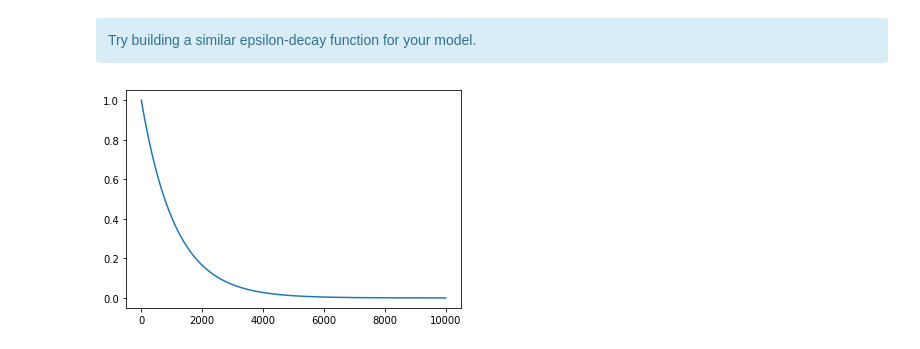
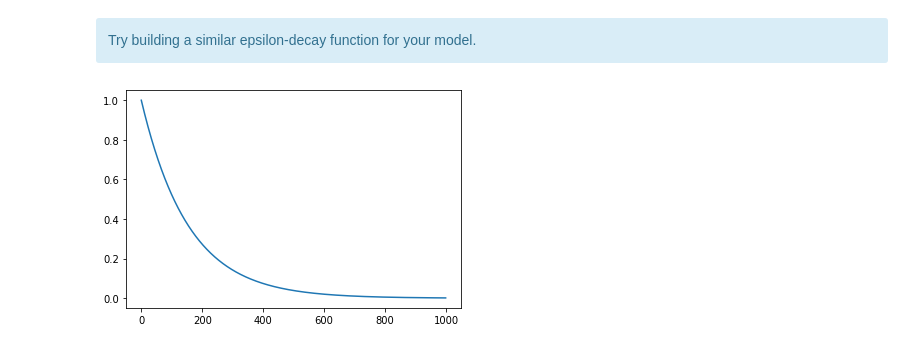
Before and after one commit to adi007me/deep-reinforcement-learning, a Jupyter notebook: DQN_Agent_Arch1.ipynb, the cells around one changed output. Saved outputs shown, nothing was run; the diff lists cells and outputs as text; code cells hidden in the pictures.

```diff
--- a/DQN_Agent_Arch1.ipynb
+++ b/DQN_Agent_Arch1.ipynb
@@ -29,7 +33,7 @@ Time_matrix = np.load("TM.npy")
 # %%
 # Debug print flag
 
-DEBUG = True
+DEBUG = False
 # %% [markdown]
 #### Tracking the state-action pairs for checking convergence
 # %%
@@ -112,7 +116,7 @@ class DQNAgent:
         self.discount_factor = 0.99
         self.learning_rate = 0.001
         self.epsilon_max = 1.0
-        self.epsilon_decay = 0.0009 #0.999
+        self.epsilon_decay = 0.00065 #0.999
         self.epsilon_min = 0
 
         self.batch_size = 32
@@ -201,17 +205,16 @@ class DQNAgent:
                 # if done[i]:
                 #     target[i][actions[i]] = rewards[i]
                 # else: # non-terminal state
-                action_idx = np.where(action_space == actions[i])
+                action_idx = action_space.index(actions[i])
                 target[i][action_idx] = rewards[i] + self.discount_factor * np.max(target_qval[i])
 
             # 4. Fit your model and track the loss values
             self.model.fit(update_input, target, batch_size=self.batch_size, epochs=1, verbose=0)
 
-
     def save(self, name):
         self.model.save(name)
 # %%
-Episodes = 1
+Episodes = 1000
 
 env = CabDriver()
 action_space, state_space, state = env.reset()
@@ -223,6 +226,15 @@ agent = DQNAgent(state_size, action_size, action_space)
 States_track = collections.defaultdict(dict)
 initialise_tracking_states()
 
+# create folder with current time stamp
+DIR_NAME = os.path.join(
+        os.getcwd(),
+        'model-' + datetime.now().strftime('%Y-%m-%d_%H-%M-%S'))
+os.makedirs(DIR_NAME)
+
+agent.epsilon_decay = 65.0/(Episodes * 10)
+print(agent.epsilon_decay)
+
 scores = []
 
 start_time = time.time()
@@ -252,12 +274,12 @@ for episode in range(Episodes):
 
         action_start_time = time.time()
         action = agent.get_action(state, episode)
-        print("Action time:",  time.time() -  action_start_time)
+        DEBUG and print("Action time:",  time.time() -  action_start_time)
 
         # 2. Evaluate your reward and next state
         step_start_time = time.time()
         next_state, reward = env.step(state, action, Time_matrix)
-        print("Step time:",  time.time() -  step_start_time)
+        DEBUG and print("Step time:",  time.time() -  step_start_time)
 
         # 3. Append the experience to the memory
         agent.append_sample(state, action, reward, next_state)
@@ -265,7 +287,7 @@ for episode in range(Episodes):
         # 4. Train the model by calling function agent.train_model
         train_start_time = time.time()
         agent.train_model()
-        print("Train time:",  time.time() -  train_start_time)
+        DEBUG and print("Train time:",  time.time() -  train_start_time)
 
         # 5. Keep a track of rewards, Q-values, loss
         score += reward
@@ -275,16 +297,19 @@ for episode in range(Episodes):
         if next_state[2] != state[2]:
             day = day + 1
 
-#         DEBUG and print(f'state: {state}, action: {action}, next_state: {next_state}, reward: {reward}, day: {day}')
+        DEBUG and print(f'state: {state}, action: {action}, next_state: {next_state}, reward: {reward}, day: {day}')
 
         if day > 30:
             terminal_state = True
+
+        if (episode % 1000 == 0):
+            agent.save(DIR_NAME + '\\' + str(episode) + '.h5')
 
         state = next_state
 
     print(f'Score {episode}: {score}')
 
-        # for tracking
+    # for tracking
 
     tracking_start_time = time.time()
     state_enc = env.state_encod_arch1(initial_state)
@@ -297,7 +322,7 @@ for episode in range(Episodes):
         action_string = to_string(env.action_space[index])
         save_tracking_states(state_string, action_string, q_values[index])
 
-    print("Tracking time:",  time.time() -  tracking_start_time)
+    DEBUG and print("Tracking time:",  time.time() -  tracking_start_time)
 
 
 elapsed_time = time.time() - start_time
@@ -333,13 +378,13 @@ print(scores)
 Try building a similar epsilon-decay function for your model.
 </div>
 # %%
-time = np.arange(0,10000)
+# time_arr = np.arange(0,1000)
 epsilon = []
-for i in range(0,10000):
-    # epsilon.append(0 + (1 - 0) * np.exp(-0.0009*i))
+for i in range(0,Episodes):
+#     epsilon.append(0 + (1 - 0) * np.exp(-0.0065*i))
     epsilon.append(agent.get_epsilon(i))
+
+plt.plot(np.arange(0,Episodes), epsilon)
+plt.show()
+# %% [output]
+[figure, added]
-# %%
-plt.plot(time, epsilon)
-plt.show()
-# %% [output]
-[figure, removed]
```
Also changed, not shown: parts of 5 cells of this notebook.
